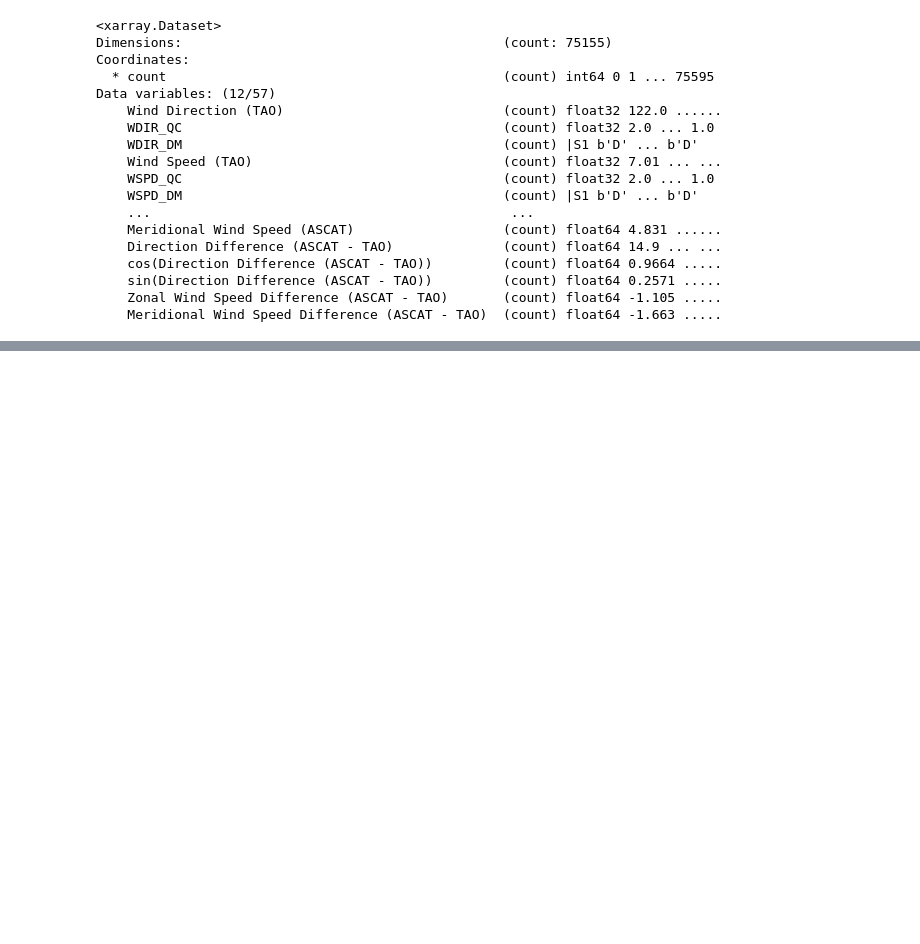
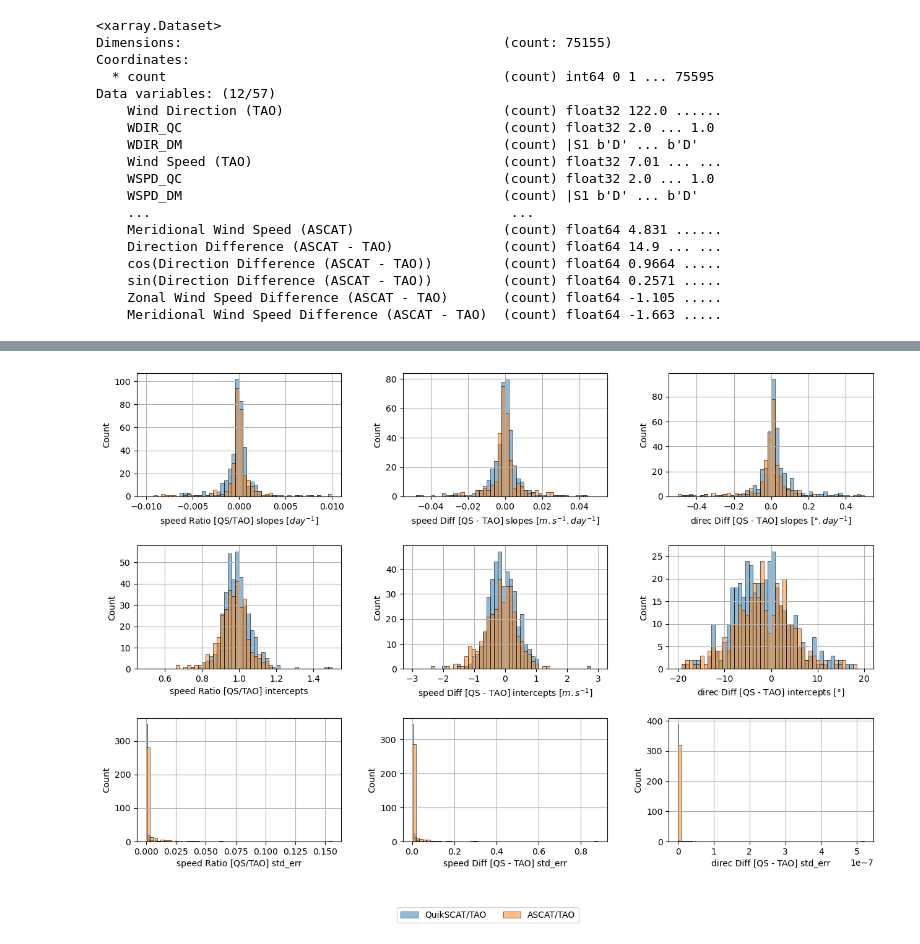
Before and after one commit to raickhr/SatelliteVsBuoyWinds, a Jupyter notebook: plotting2_xarray/siteWiseLinearRegression/siteWiseLinearRegression_withASCAT.ipynb, the cells around one changed output, grey strips where cells are left out. Saved outputs shown, nothing was run; the diff lists cells and outputs as text; code cells hidden in the pictures; blank space fills up the shorter version.

```diff
--- a/plotting2_xarray/siteWiseLinearRegression/siteWiseLinearRegression_withASCAT.ipynb
+++ b/plotting2_xarray/siteWiseLinearRegression/siteWiseLinearRegression_withASCAT.ipynb
@@ -1015,2 +1239,70 @@ plt.savefig('pdf_of_slopes_intercepts_from_timeSeries.pdf', dpi=100)
 # %%
-#
+import matplotlib.pyplot as plt
+import seaborn as sns
+
+test = allDataDFconcated.loc[abs(allDataDFconcated['LATITUDE']) <= 2]
+test1 = allDataDFconcated.loc[allDataDFconcated['LATITUDE'] > 2]
+test2 = allDataDFconcated.loc[allDataDFconcated['LATITUDE'] < -2]
+
+xlabel1 = 'speedRatio_slopes'
+xlabel2 = 'speedDiff_slopes'
+xlabel3 = 'direcDiff_slopes'
+xlabel4 = 'speedRatio_intercepts'
+xlabel5 = 'speedDiff_intercepts'
+xlabel6 = 'direcDiff_intercepts'
+xlabel7 = 'speedRatio_std_err'
+xlabel8 = 'speedDiff_std_err'
+xlabel9 = 'direcDiff_std_err'
+
+
+fig_xlabel1 = 'speed Ratio [QS/TAO] slopes [$day^{-1}$]'
+fig_xlabel2 = 'speed Diff [QS - TAO] slopes [$m.s^{-1}.day^{-1}$]'
+fig_xlabel3 = 'direc Diff [QS - TAO] slopes [$\degree.day^{-1}$]'
+fig_xlabel4 = 'speed Ratio [QS/TAO] intercepts'
+fig_xlabel5 = 'speed Diff [QS - TAO] intercepts [$m.s^{-1}$]'
+fig_xlabel6 = 'direc Diff [QS - TAO] intercepts [$\degree$]'
+fig_xlabel7 = 'speed Ratio [QS/TAO] std_err'
+fig_xlabel8 = 'speed Diff [QS - TAO] std_err'
+fig_xlabel9 = 'direc Diff [QS - TAO] std_err'
+
+fig, axes = plt.subplots(nrows=3, ncols=3, figsize=(14, 9), sharex=False, sharey=False)
+
+labels = ['QuikSCAT/TAO', 'ASCAT/TAO'] #[r'within $\pm 2\degree$ latitude', r'$ > 2\degree$ latitude', r'$< -2\degree$ latitude', 'all locations']
+xlabels = [xlabel1, xlabel2, xlabel3, xlabel4, xlabel5, xlabel6, xlabel7, xlabel8, xlabel9]
+fig_xlabels = [fig_xlabel1, fig_xlabel2, fig_xlabel3, fig_xlabel4, fig_xlabel5, fig_xlabel6, fig_xlabel7, fig_xlabel8, fig_xlabel9]
+xlims = [(-0.02, 0.02), (-0.05, 0.05), (-1, 1), None, None, (-30,25), None, None, None]
+
+binEdges = [np.linspace(-0.01, 0.01, 51),
+            np.linspace(-0.05, 0.05, 51),
+            np.linspace(-0.5, 0.5, 51),
+            np.linspace(0.5, 1.5, 51),
+            np.linspace(-3, 3, 51),
+            np.linspace(-20, 20, 51),
+            21, #np.linspace(0,0.001, 51),
+            21, #np.linspace(0,0.001, 51),
+            21 #np.linspace(0,0.001, 51)
+            ]
+
+for i, ax in enumerate(axes.flat):
+    #sns.kdeplot(test, x=xlabels[i], ax=ax, label=labels[0])
+    #sns.kdeplot(test1, x=xlabels[i], ax=ax, label=labels[1])
+    #sns.kdeplot(test2, x=xlabels[i], ax=ax, label=labels[2])
+    sns.histplot(allDataDFconcated, x=xlabels[i], bins = binEdges[i], ax=ax, label=labels[0], alpha = 0.5)
+    sns.histplot(allDataDFconcated_AS, x=xlabels[i], bins = binEdges[i], ax=ax, label=labels[1], alpha = 0.5)
+
+    # if xlims[i] is not None:
+    #     ax.set_xlim(xlims[i])
+
+    ax.set_xlabel(fig_xlabels[i])
+    ax.grid()
+
+# Create a single legend below all plots
+handles, labels = axes[1, 2].get_legend_handles_labels()
+fig.legend(handles, labels, loc='lower center', ncol=4, fontsize='medium')
+
+# Adjust layout to make space for the legend
+plt.subplots_adjust(left= 0.05, hspace=0.4, wspace=0.3, bottom=0.15, top=0.99)
+
+#plt.savefig('pdf_of_slopes_intercepts_from_timeSeries.pdf', dpi=100)
+# %% [output]
+[figure, added]
```
Also changed, not shown: parts of 6 cells of this notebook, 7 other files.
